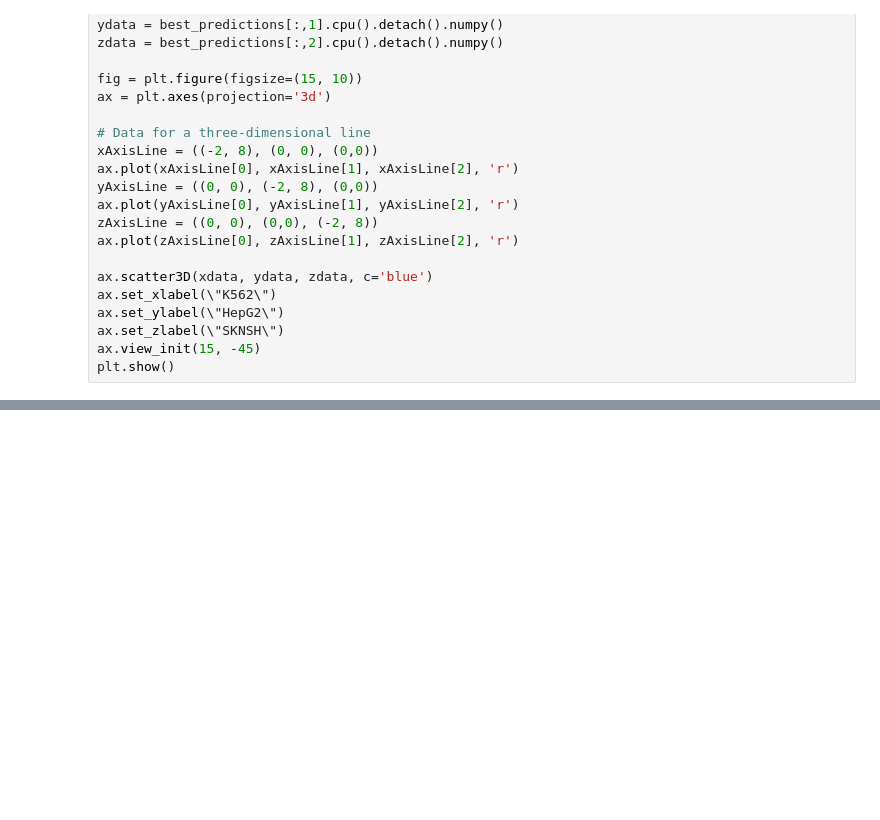
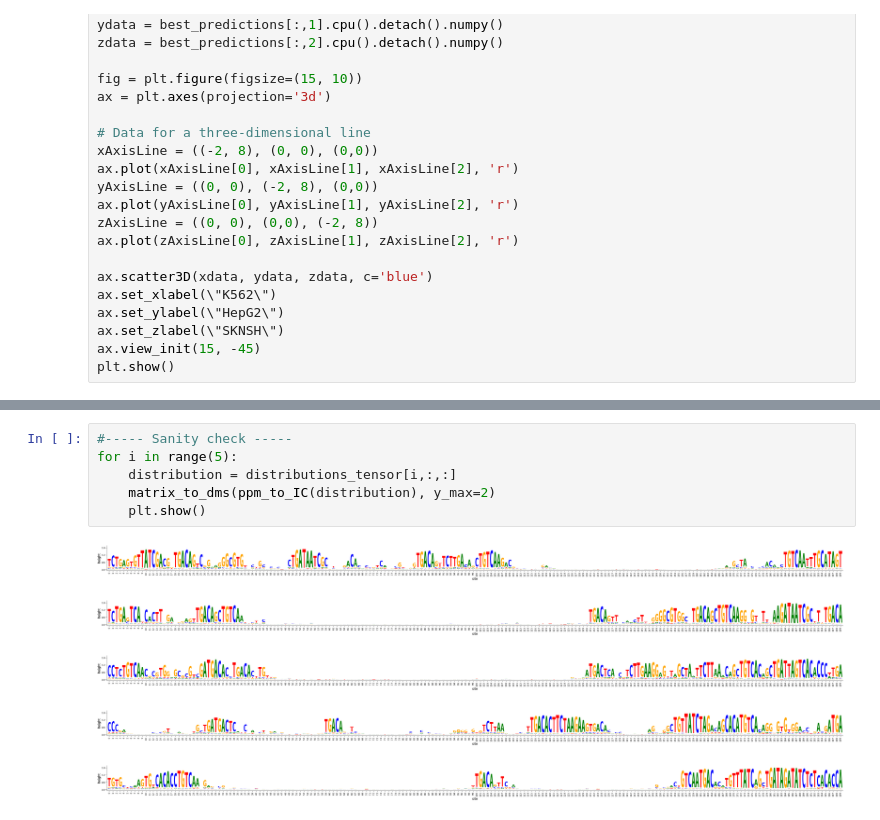
Before and after one commit to sjgosai/boda2, a Jupyter notebook: analysis/RC04_FastSeqProp_MotifPenalty/FastSeqProp_MotifPenaltyDraft.ipynb, the cells around one changed output, grey strips where cells are left out. Drawn from its saved outputs; the diff is of its cells as text; blank space fills up the shorter version.

```diff
--- a/analysis/RC04_FastSeqProp_MotifPenalty/FastSeqProp_MotifPenaltyDraft.ipynb
+++ b/analysis/RC04_FastSeqProp_MotifPenalty/FastSeqProp_MotifPenaltyDraft.ipynb
@@ -273,0 +553,12 @@ matrix_to_dms(ppm_to_IC(temp_tensor), y_max=2)
+# %%
+#----- Sanity check -----
+for i in range(5):
+    distribution = distributions_tensor[i,:,:]
+    matrix_to_dms(ppm_to_IC(distribution), y_max=2)
+    plt.show()
+# %% [output]
+[figure, added]
+[figure, added]
+[figure, added]
+[figure, added]
+[figure, added]
```
Also changed, not shown: parts of 29 cells of this notebook.
